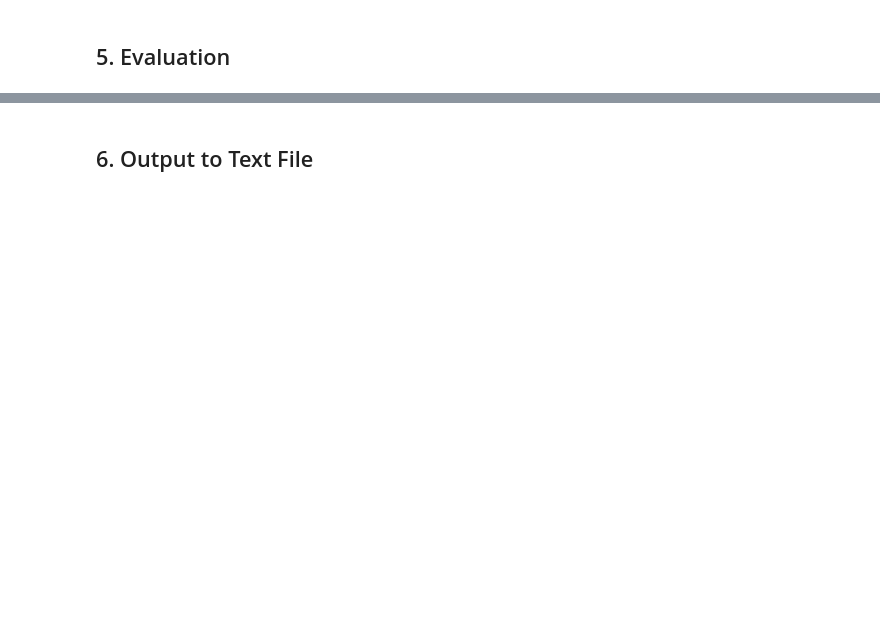
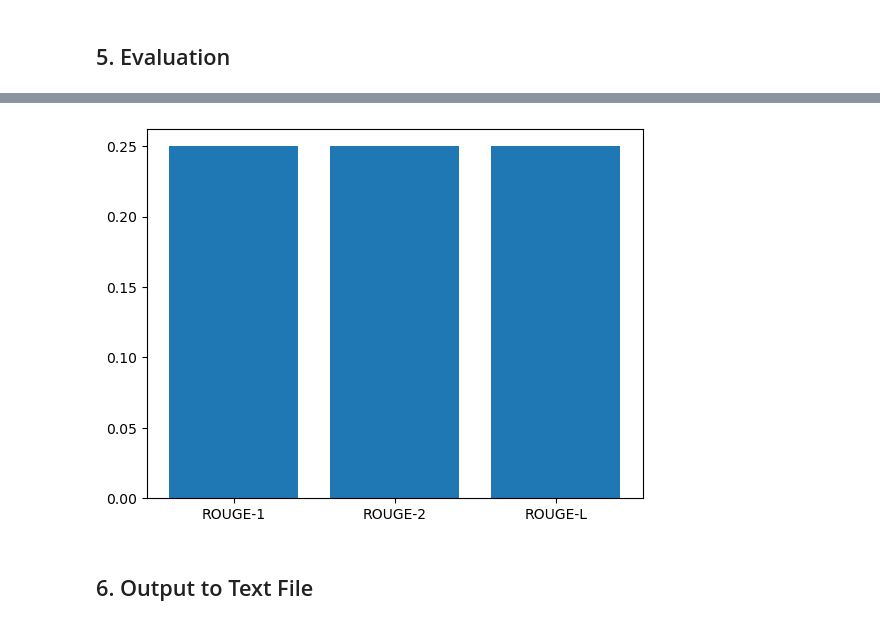
Before and after one commit to BeenaSamuel/Web-Summarizer, a Jupyter notebook: LongSummarization flan-t5-3b-summarizer copy.ipynb, the cells around one changed output, grey strips where cells are left out. Saved outputs shown, nothing was run; the diff lists cells and outputs as text; code cells hidden in the pictures; blank space fills up the shorter version.

```diff
--- a/LongSummarization flan-t5-3b-summarizer copy.ipynb
+++ b/LongSummarization flan-t5-3b-summarizer copy.ipynb
@@ -125,3 +215,9 @@ scores = rouge.get_scores(text, ARTICLE)
+# %%
+rouge_1_scores = [score['rouge-1']['f'] for score in scores]
+plt.bar(labels, rouge_1_scores, label='ROUGE-1')
+plt.show()
+# %% [output]
+[figure, added]
 # %% [markdown]
 ##  6. Output to Text File
 # %%
```
Also changed, not shown: parts of 16 cells of this notebook.
